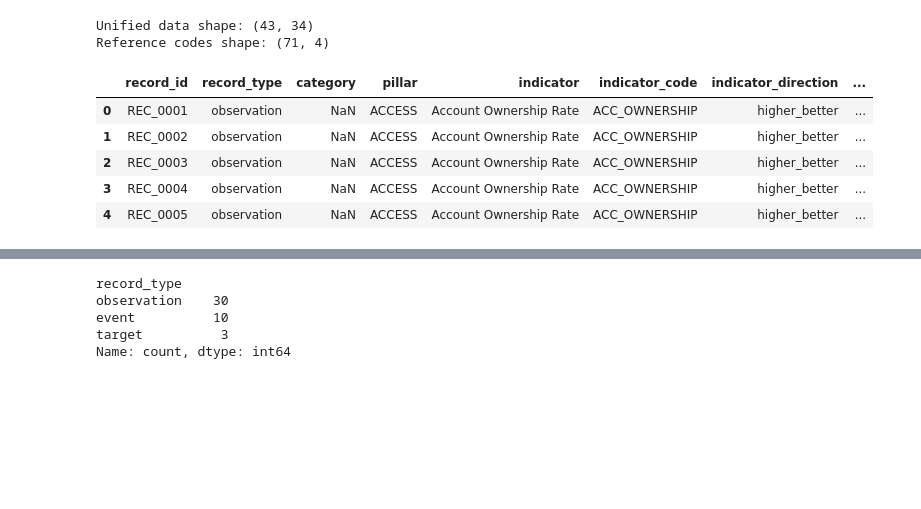
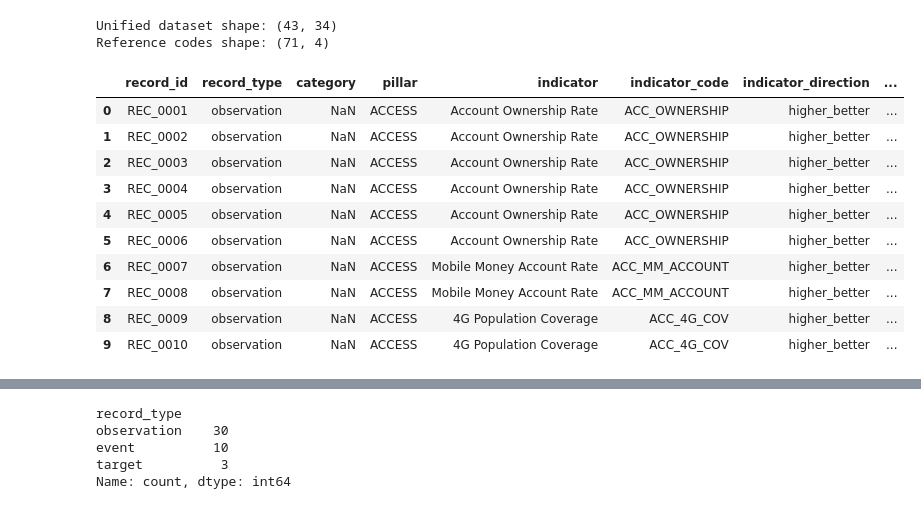
Before and after one commit to Feven777/Forecasting-Financial-Inclusion-in-Ethiopia, a Jupyter notebook: notebooks/01_data_loading_and_overview.ipynb, the cells around one changed output, grey strips where cells are left out. Drawn from its saved outputs; the diff is of its cells as text; code cells hidden in the pictures; blank space fills up the shorter version.

```diff
--- a/notebooks/01_data_loading_and_overview.ipynb
+++ b/notebooks/01_data_loading_and_overview.ipynb
@@ -5,26 +5,30 @@ import numpy as np
 pd.set_option("display.max_columns", None)
 pd.set_option("display.width", 120)
 # %%
-data_path = "../data/raw/ethiopia_fi_unified_data.csv"
-ref_path = "../data/raw/reference_codes.csv"
+DATA_PATH = "../data/raw/"
 
-df = pd.read_csv(data_path)
-ref = pd.read_csv(ref_path)
+df = pd.read_csv(f"{DATA_PATH}/ethiopia_fi_unified_data.csv")
+ref = pd.read_csv(f"{DATA_PATH}/reference_codes.csv")
 
-print("Unified data shape:", df.shape)
+print("Unified dataset shape:", df.shape)
 print("Reference codes shape:", ref.shape)
 # %% [output]
-Unified data shape: (43, 34)
+Unified dataset shape: (43, 34)
 Reference codes shape: (71, 4)
 # %%
-df.head()
+df.head(10)
 # %% [output]
 |  | record_id | record_type | category | pillar | indicator | indicator_code | indicator_direction | ... |
 | 0 | REC_0001 | observation | NaN | ACCESS | Account Ownership Rate | ACC_OWNERSHIP | higher_better | ... |
 | 1 | REC_0002 | observation | NaN | ACCESS | Account Ownership Rate | ACC_OWNERSHIP | higher_better | ... |
 | 2 | REC_0003 | observation | NaN | ACCESS | Account Ownership Rate | ACC_OWNERSHIP | higher_better | ... |
 | 3 | REC_0004 | observation | NaN | ACCESS | Account Ownership Rate | ACC_OWNERSHIP | higher_better | ... |
 | 4 | REC_0005 | observation | NaN | ACCESS | Account Ownership Rate | ACC_OWNERSHIP | higher_better | ... |
+| 5 | REC_0006 | observation | NaN | ACCESS | Account Ownership Rate | ACC_OWNERSHIP | higher_better | ... |
+| 6 | REC_0007 | observation | NaN | ACCESS | Mobile Money Account Rate | ACC_MM_ACCOUNT | higher_better | ... |
+| 7 | REC_0008 | observation | NaN | ACCESS | Mobile Money Account Rate | ACC_MM_ACCOUNT | higher_better | ... |
+| 8 | REC_0009 | observation | NaN | ACCESS | 4G Population Coverage | ACC_4G_COV | higher_better | ... |
+| 9 | REC_0010 | observation | NaN | ACCESS | 4G Population Coverage | ACC_4G_COV | higher_better | ... |
 # %%
 df.info()
 # %% [output]
```
Also changed, not shown: parts of 13 cells of this notebook, 1 other file.
